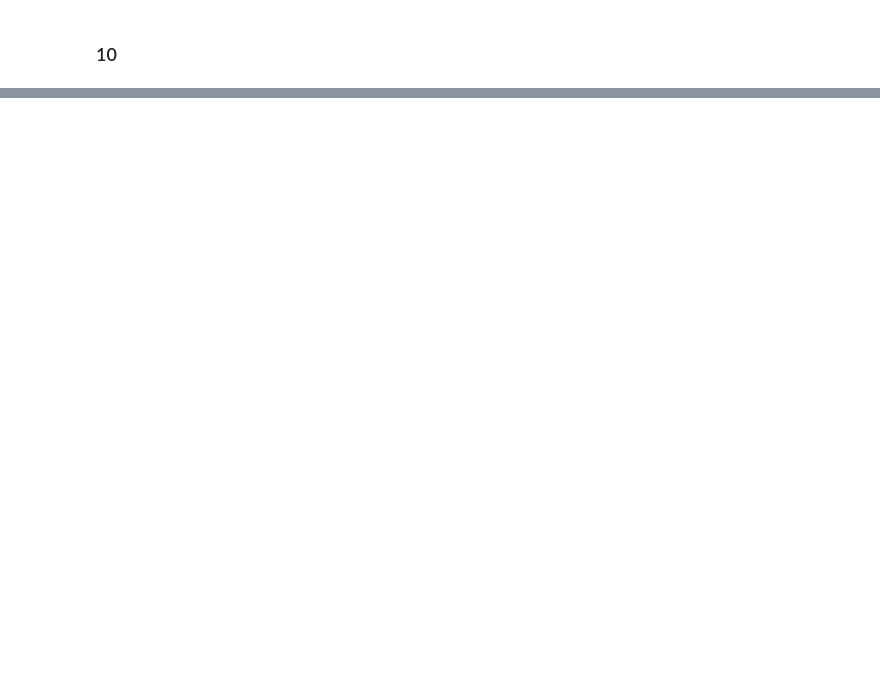
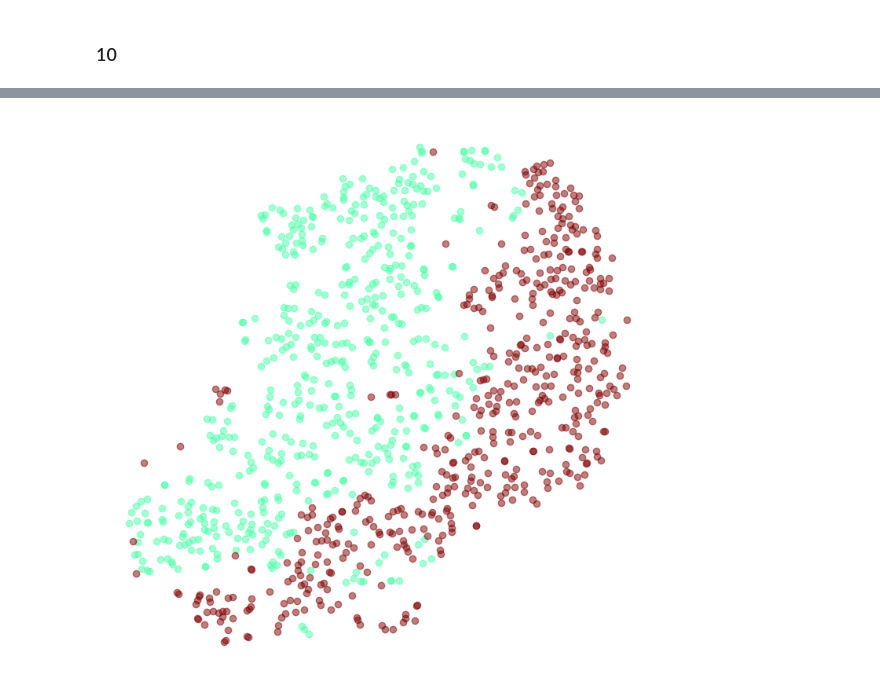
Before and after one commit to RafaeldeLimaThomaz/HandsOnMachineLearning, a Jupyter notebook: 08_dimensionality_reduction/08_dimensionality_reduction.ipynb, the cells around one changed output, grey strips where cells are left out. Cells and saved outputs as stored; diff of their text form; code cells hidden in the pictures; blank space fills up the shorter version.

```diff
--- a/08_dimensionality_reduction/08_dimensionality_reduction.ipynb
+++ b/08_dimensionality_reduction/08_dimensionality_reduction.ipynb
@@ -701,0 +897,21 @@ plt.show()
+# %%
+# Let's see if we can produce a nicer image by running t-SNE on just these 2
+# digits:
+
+idx = (y_sample == '4') | (y_sample == '9')
+X_subset = X_sample[idx]
+y_subset = y_sample[idx]
+
+tsne_subset = TSNE(n_components=2, init="random", learning_rate="auto",
+                   random_state=42)
+X_subset_reduced = tsne_subset.fit_transform(X_subset)
+# %%
+plt.figure(figsize=(9, 9))
+for digit in ('4', '9'):
+    plt.scatter(X_subset_reduced[y_subset == digit, 0],
+                X_subset_reduced[y_subset == digit, 1],
+                c=[cmap(float(digit) / 9)], alpha=0.5)
+plt.axis('off')
+plt.show()
+# %% [output]
+[figure, added]
```
Also changed, not shown: parts of 20 cells of this notebook.
